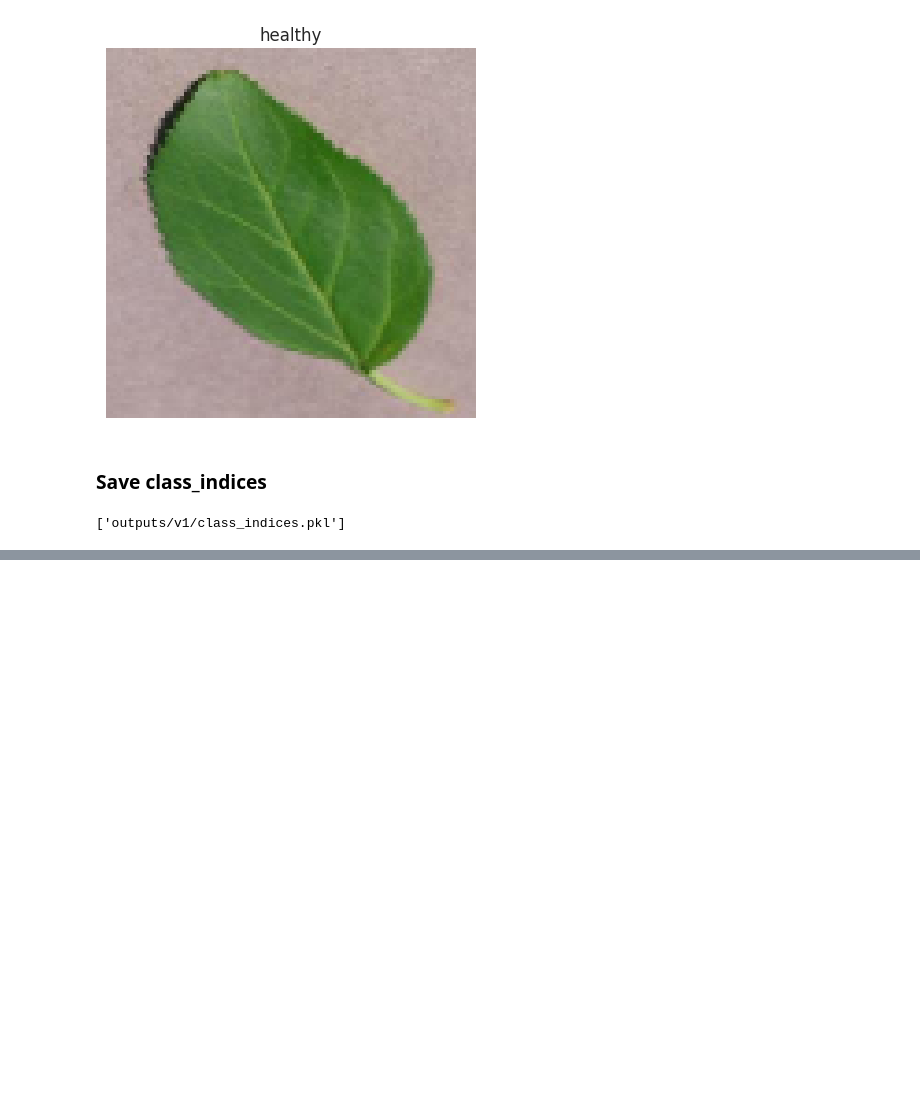
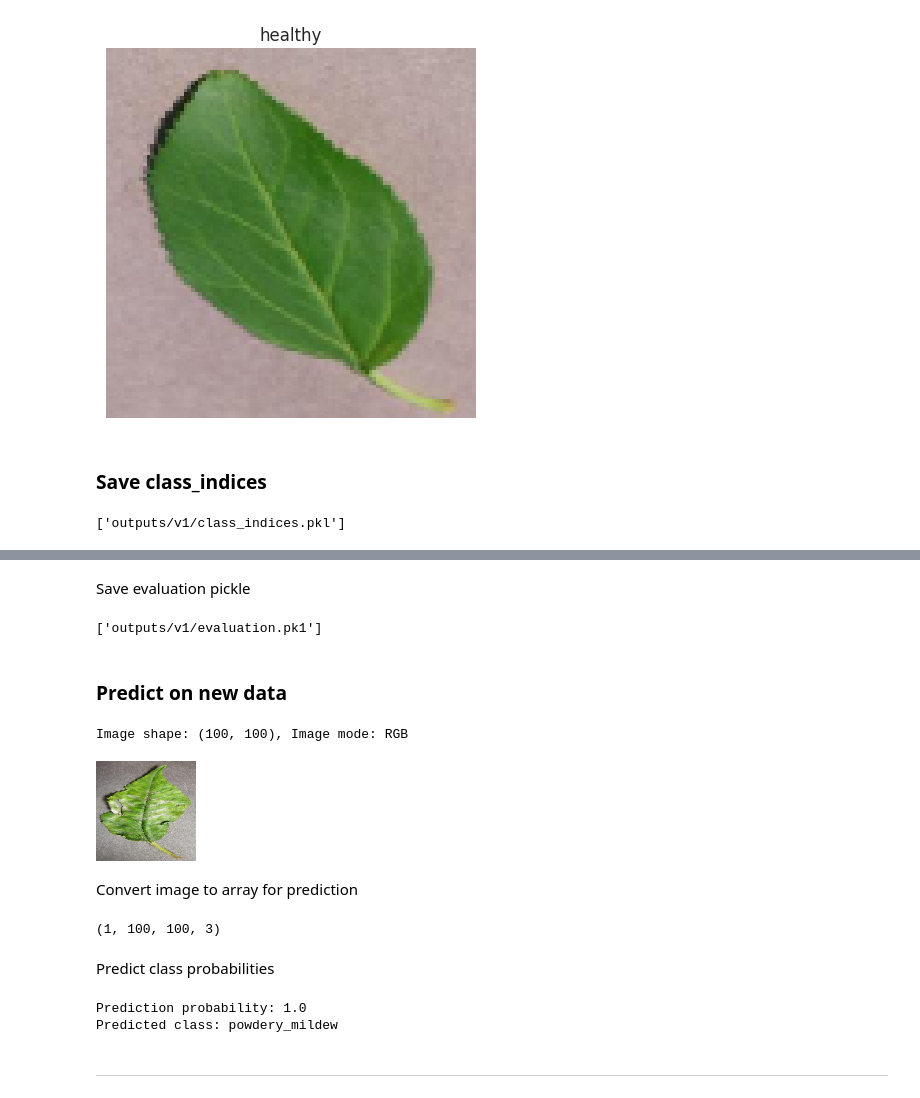
Before and after one commit to Code-Institute-Submissions/mildew-detection, a Jupyter notebook: jupyter_notebooks/03-ModellingAndEvaluation.ipynb, the cells around one changed output, grey strips where cells are left out. Saved outputs shown, nothing was run; the diff lists cells and outputs as text; code cells hidden in the pictures; blank space fills up the shorter version.

```diff
--- a/jupyter_notebooks/03-ModellingAndEvaluation.ipynb
+++ b/jupyter_notebooks/03-ModellingAndEvaluation.ipynb
@@ -269,0 +411,47 @@ joblib.dump(value=train_set.class_indices,
+# %% [markdown]
+Save evaluation pickle
+# %%
+joblib.dump(value=evaluation, filename=f'{OUTPUT_DIR}/evaluation.pk1')
+# %% [output]
+['outputs/v1/evaluation.pk1']
+# %% [markdown]
+### Predict on new data
+# %%
+from tensorflow.keras.preprocessing import image
+
+pointer = 80
+label = labels[1] # select from the powdery mildew leaf
+img = os.listdir(f'{test_dir}/{label}')[pointer]
+file_to_load = os.path.join(test_dir, label, img)
+
+pil_image = image.load_img(file_to_load, target_size = image_shape, color_mode='rgb')
+print(f'Image shape: {pil_image.size}, Image mode: {pil_image.mode}')
+pil_image
+# %% [output]
+Image shape: (100, 100), Image mode: RGB
+[figure, added]
+# %% [markdown]
+Convert image to array for prediction
+# %%
+my_image = image.img_to_array(pil_image)
+my_image = np.expand_dims(my_image, axis=0)/255
+print(my_image.shape)
+# %% [output]
+(1, 100, 100, 3)
+# %% [markdown]
+Predict class probabilities
+# %%
+prediction_probability = model.predict(my_image)[0,0]
+
+target_map = {v: k for k, v in train_set.class_indices.items()}
+predicted_class =  target_map[prediction_probability > 0.5]
+
+if predicted_class == target_map[0]: prediction_probability = 1 - prediction_probability
+
+print(f'Prediction probability: {prediction_probability}')
+print(f'Predicted class: {predicted_class}')
+# %% [output]
+Prediction probability: 1.0
+Predicted class: powdery_mildew
+# %% [markdown]
+---
```
Also changed, not shown: parts of 41 cells of this notebook, 4 other files.
